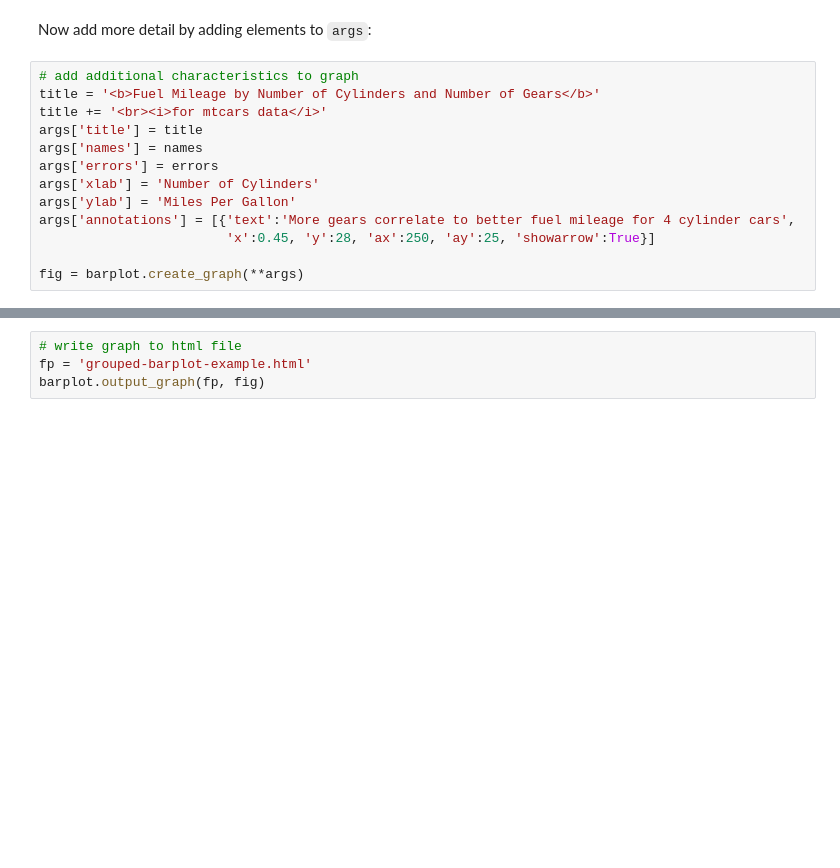
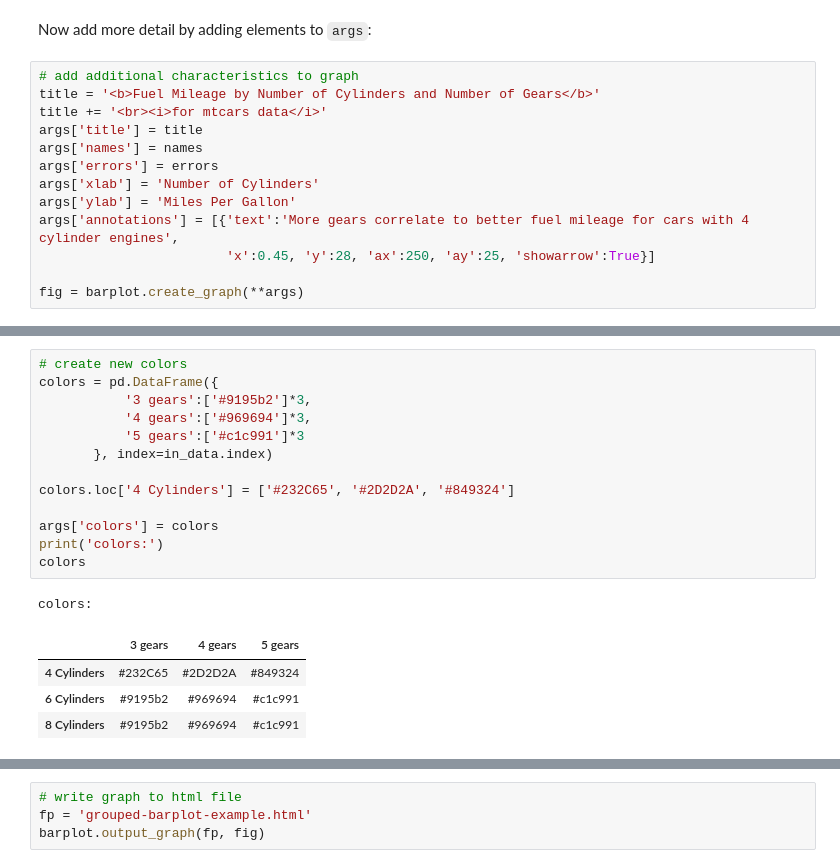
Before and after one commit to def-mycroft/rapid-plotly, a Jupyter notebook: examples/Create Example Graphs.ipynb, the cells around one changed output, grey strips where cells are left out. Cells and saved outputs as stored; diff of their text form; blank space fills up the shorter version.

```diff
--- a/examples/Create Example Graphs.ipynb
+++ b/examples/Create Example Graphs.ipynb
@@ -186,7 +186,7 @@ args['names'] = names
 args['errors'] = errors
 args['xlab'] = 'Number of Cylinders'
 args['ylab'] = 'Miles Per Gallon'
-args['annotations'] = [{'text':'More gears correlate to better fuel mileage for 4 cylinder cars',
+args['annotations'] = [{'text':'More gears correlate to better fuel mileage for cars with 4 cylinder engines',
                         'x':0.45, 'y':28, 'ax':250, 'ay':25, 'showarrow':True}]
 
 fig = barplot.create_graph(**args)
@@ -194,0 +201,19 @@ fig = barplot.create_graph(**args)
+# %%
+# create new colors
+colors = pd.DataFrame({
+           '3 gears':['#9195b2']*3,
+           '4 gears':['#969694']*3,
+           '5 gears':['#c1c991']*3
+       }, index=in_data.index)
+
+colors.loc['4 Cylinders'] = ['#232C65', '#2D2D2A', '#849324']
+
+args['colors'] = colors
+print('colors:')
+colors
+# %% [output]
+colors:
+|  | 3 gears | 4 gears | 5 gears |
+| 4 Cylinders | #232C65 | #2D2D2A | #849324 |
+| 6 Cylinders | #9195b2 | #969694 | #c1c991 |
+| 8 Cylinders | #9195b2 | #969694 | #c1c991 |
```
Also changed, not shown: parts of 4 cells of this notebook, 5 other files.
